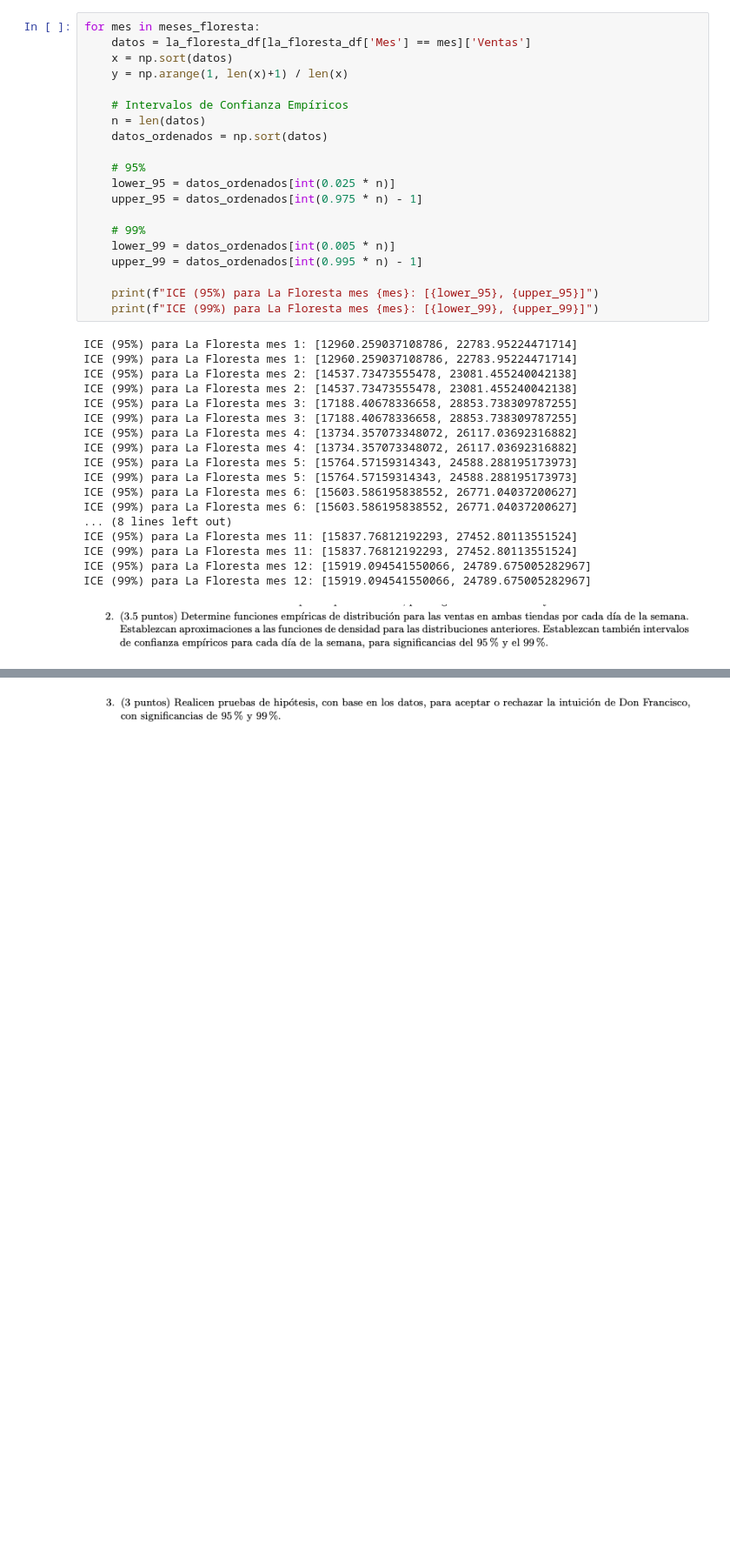
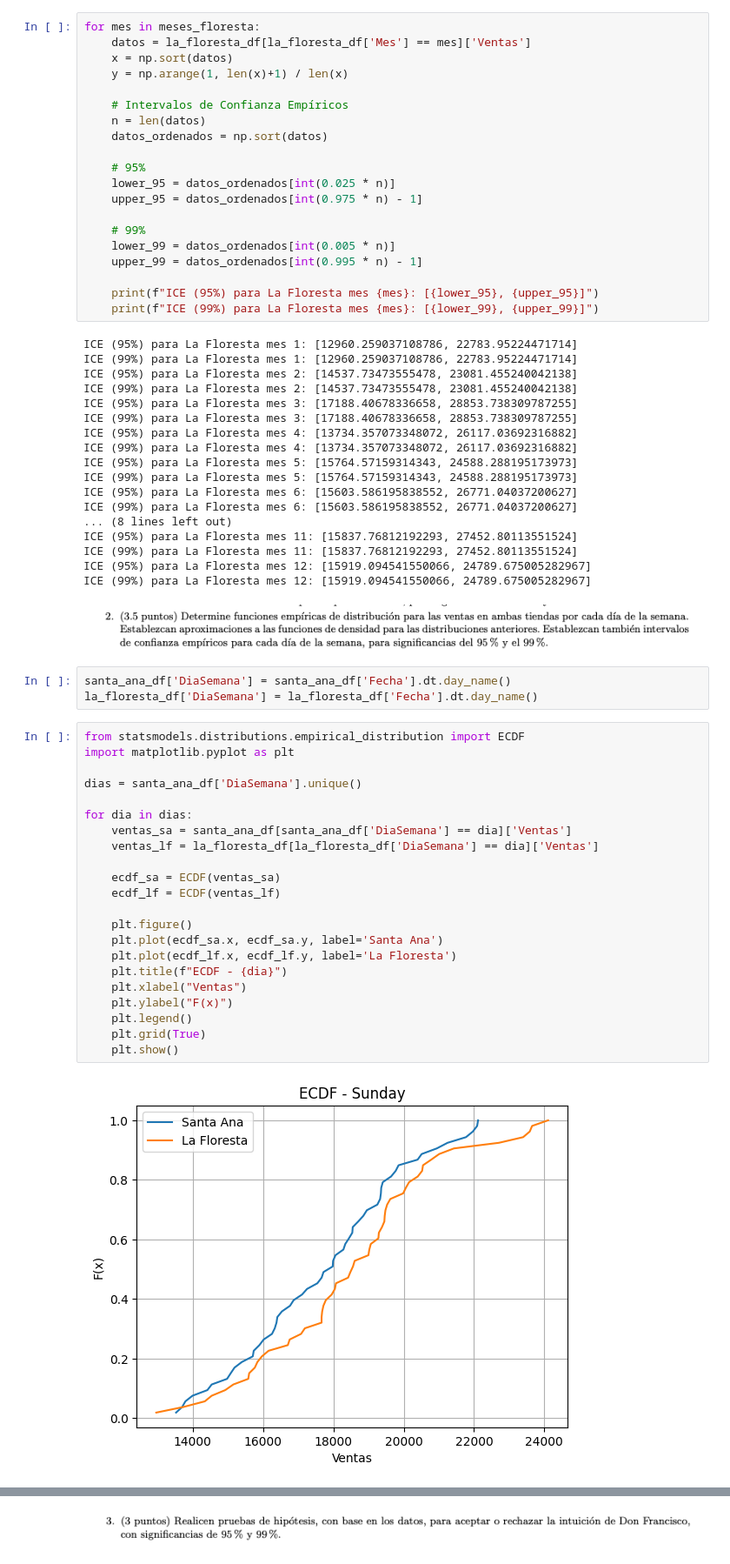
Before and after one commit to abrilnoguera/TPFinal-PEIA, a Jupyter notebook: TP Final.ipynb, the cells around one changed output, grey strips where cells are left out. Shown at 87% size. Cells and saved outputs as stored; diff of their text form; blank space fills up the shorter version.

```diff
--- a/TP Final.ipynb
+++ b/TP Final.ipynb
@@ -392,3 +392,30 @@ ICE (95%) para La Floresta mes 12: [15919.094541550066, 24789.675005282967]
 ICE (99%) para La Floresta mes 12: [15919.094541550066, 24789.675005282967]
 # %% [markdown]
 ![image.png](attachment:image.png)
+# %%
+santa_ana_df['DiaSemana'] = santa_ana_df['Fecha'].dt.day_name()
+la_floresta_df['DiaSemana'] = la_floresta_df['Fecha'].dt.day_name()
+# %%
+from statsmodels.distributions.empirical_distribution import ECDF
+import matplotlib.pyplot as plt
+
+dias = santa_ana_df['DiaSemana'].unique()
+
+for dia in dias:
+    ventas_sa = santa_ana_df[santa_ana_df['DiaSemana'] == dia]['Ventas']
+    ventas_lf = la_floresta_df[la_floresta_df['DiaSemana'] == dia]['Ventas']
+
+    ecdf_sa = ECDF(ventas_sa)
+    ecdf_lf = ECDF(ventas_lf)
+
+    plt.figure()
+    plt.plot(ecdf_sa.x, ecdf_sa.y, label='Santa Ana')
+    plt.plot(ecdf_lf.x, ecdf_lf.y, label='La Floresta')
+    plt.title(f"ECDF - {dia}")
+    plt.xlabel("Ventas")
+    plt.ylabel("F(x)")
+    plt.legend()
+    plt.grid(True)
+    plt.show()
+# %% [output]
+[figure, added]
```
Also changed, not shown: parts of 4 cells of this notebook, 1 other file.
